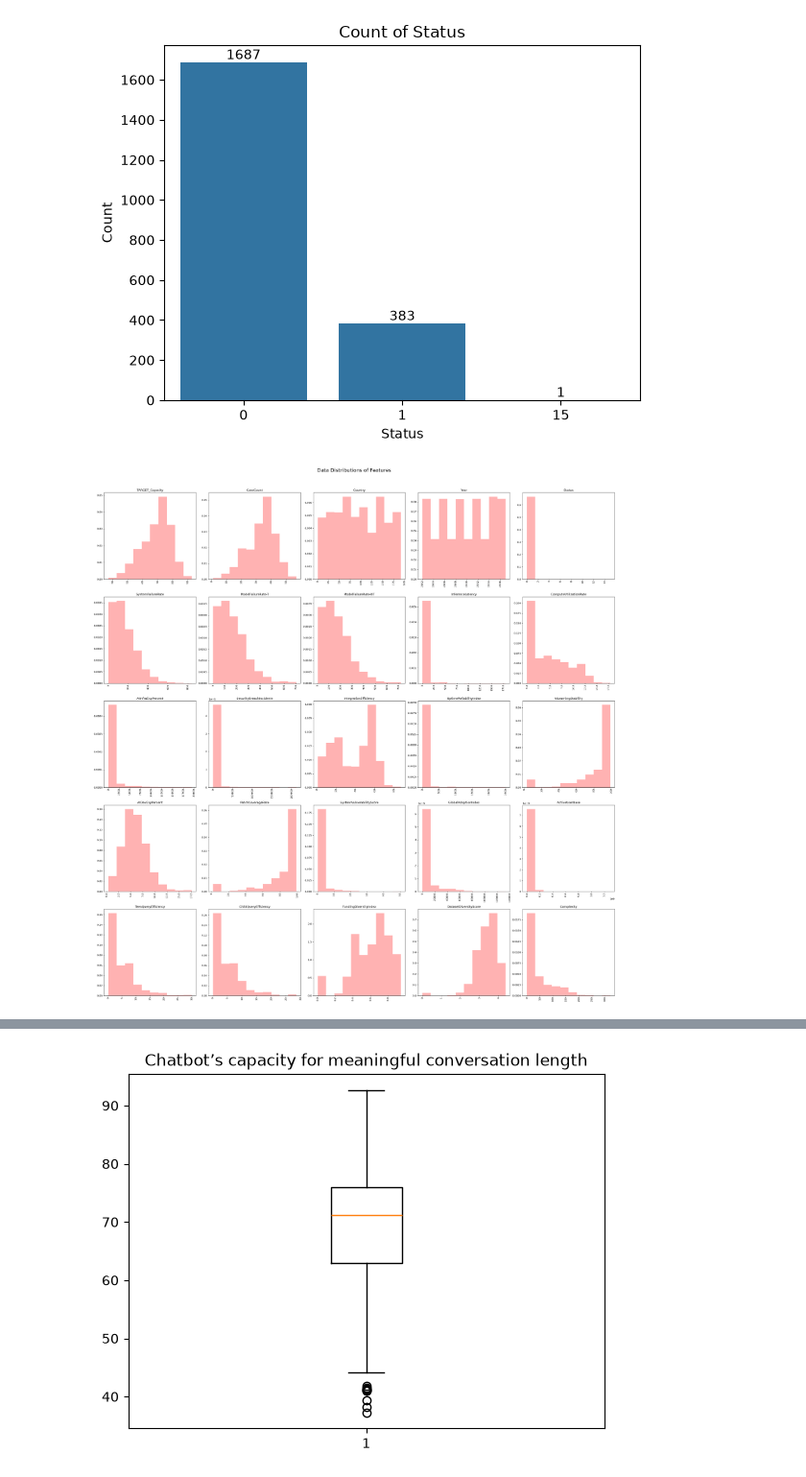
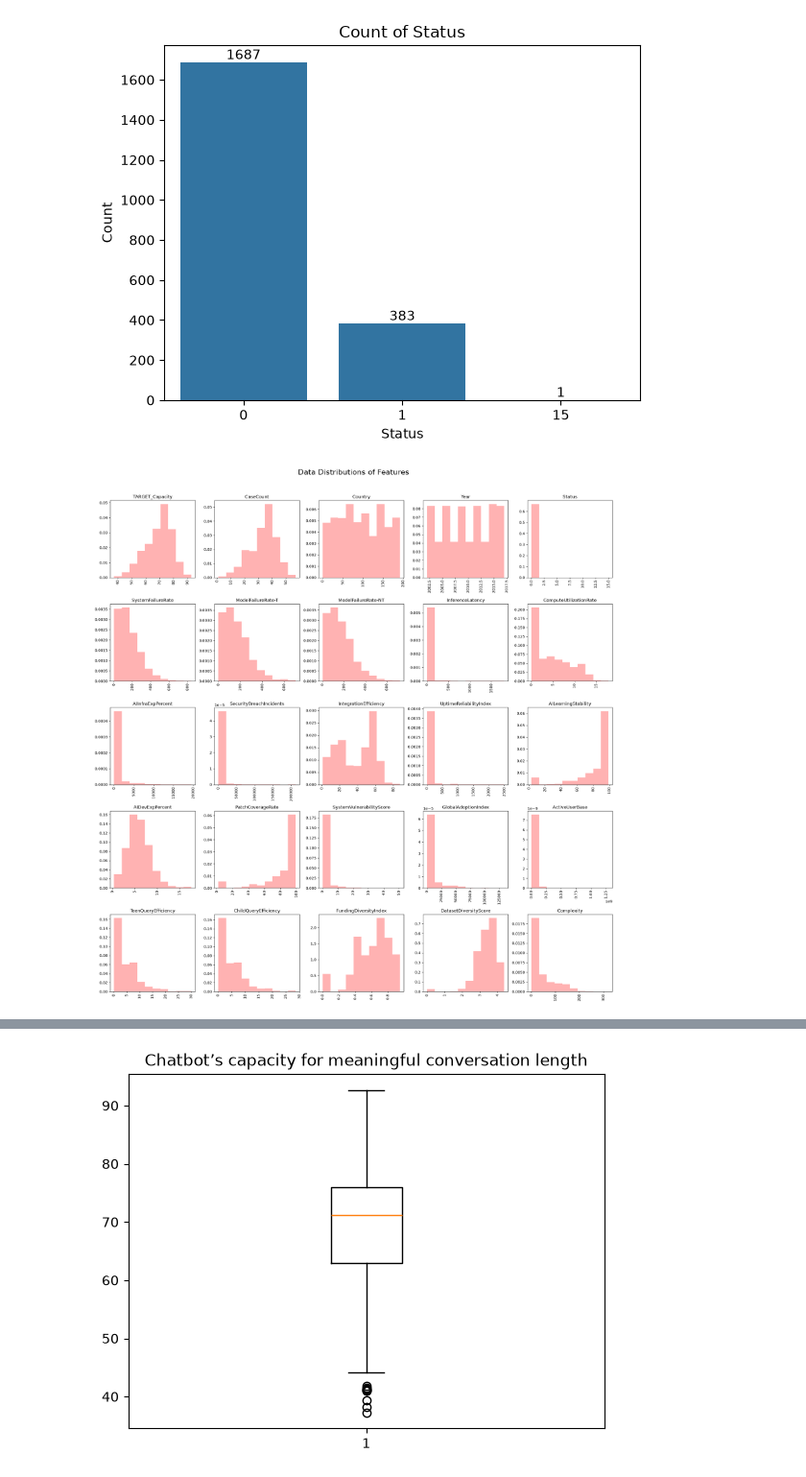
Before and after one commit to khangronky/cosc2753-assignment-1-2026b, a Jupyter notebook: notebook.ipynb, the cells around one changed output, grey strips where cells are left out. Shown at 96% size. Drawn from its saved outputs; the diff is of its cells as text; code cells hidden in the pictures.

```diff
--- a/notebook.ipynb
+++ b/notebook.ipynb
@@ -10,5 +10,5 @@ import seaborn as sns
 
 import math
 # %%
-chatbotData = pd.read_csv('./inputs/train.csv')
+chatbot_data = pd.read_csv('./inputs/train.csv')
 # %%
@@ -115,18 +115,18 @@ plt.show()
 # %% [output]
 [figure]
 # %%
-chatbotData.drop(['RecordID'], axis=1, inplace=True)
+chatbot_data.drop(['RecordID'], axis=1, inplace=True)
 # %%
-plt.figure(figsize=(30,30))
-for i, col in enumerate(chatbotData.columns):
+plt.figure(figsize=(20,20))
+for i, col in enumerate(chatbot_data.columns):
     plt.subplot(5,5,i+1)
-    plt.hist(chatbotData[col], alpha=0.3, color='r', density=True)
+    plt.hist(chatbot_data[col], alpha=0.3, color='r', density=True)
     plt.title(col)
     plt.xticks(rotation='vertical')
 
 plt.suptitle("Data Distributions of Features", y=1.02, fontsize=20)
 plt.tight_layout()
 plt.show()
 # %% [output]
-[figure, old version]
+[figure, new version]
 # %%
```
Also changed, not shown: parts of 15 cells of this notebook.
